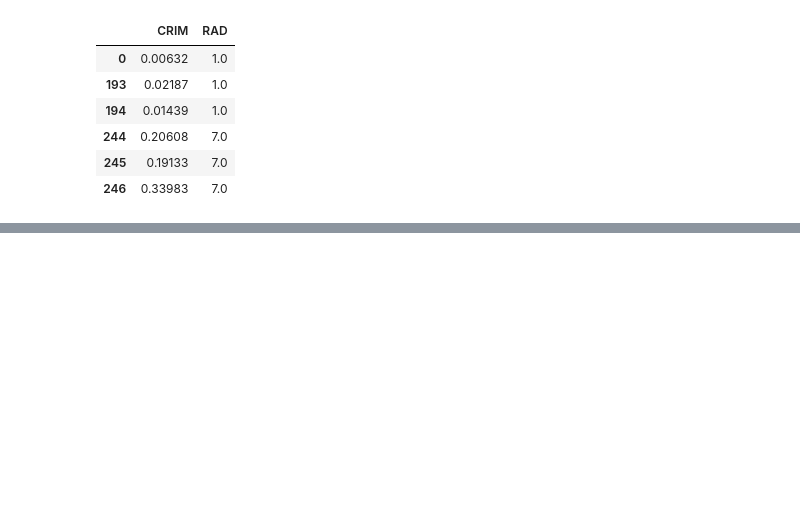
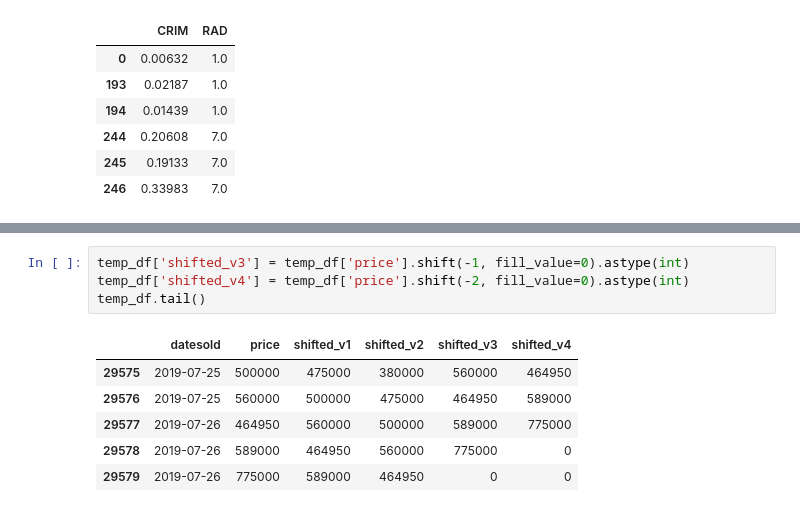
Before and after one commit to dschloe/streamlitbook-saraevan, a Jupyter notebook: ch02/step02_pandas.ipynb, the cells around one changed output, grey strips where cells are left out. Saved outputs shown, nothing was run; the diff lists cells and outputs as text; blank space fills up the shorter version.

```diff
--- a/ch02/step02_pandas.ipynb
+++ b/ch02/step02_pandas.ipynb
@@ -208,0 +297,11 @@ filtered_df[['CRIM', 'RAD']].head(6)
+# %%
+temp_df['shifted_v3'] = temp_df['price'].shift(-1, fill_value=0).astype(int)
+temp_df['shifted_v4'] = temp_df['price'].shift(-2, fill_value=0).astype(int)
+temp_df.tail()
+# %% [output]
+|  | datesold | price | shifted_v1 | shifted_v2 | shifted_v3 | shifted_v4 |
+| 29575 | 2019-07-25 | 500000 | 475000 | 380000 | 560000 | 464950 |
+| 29576 | 2019-07-25 | 560000 | 500000 | 475000 | 464950 | 589000 |
+| 29577 | 2019-07-26 | 464950 | 560000 | 500000 | 589000 | 775000 |
+| 29578 | 2019-07-26 | 589000 | 464950 | 560000 | 775000 | 0 |
+| 29579 | 2019-07-26 | 775000 | 589000 | 464950 | 0 | 0 |
```
Also changed, not shown: parts of 12 cells of this notebook, 2 other files.
